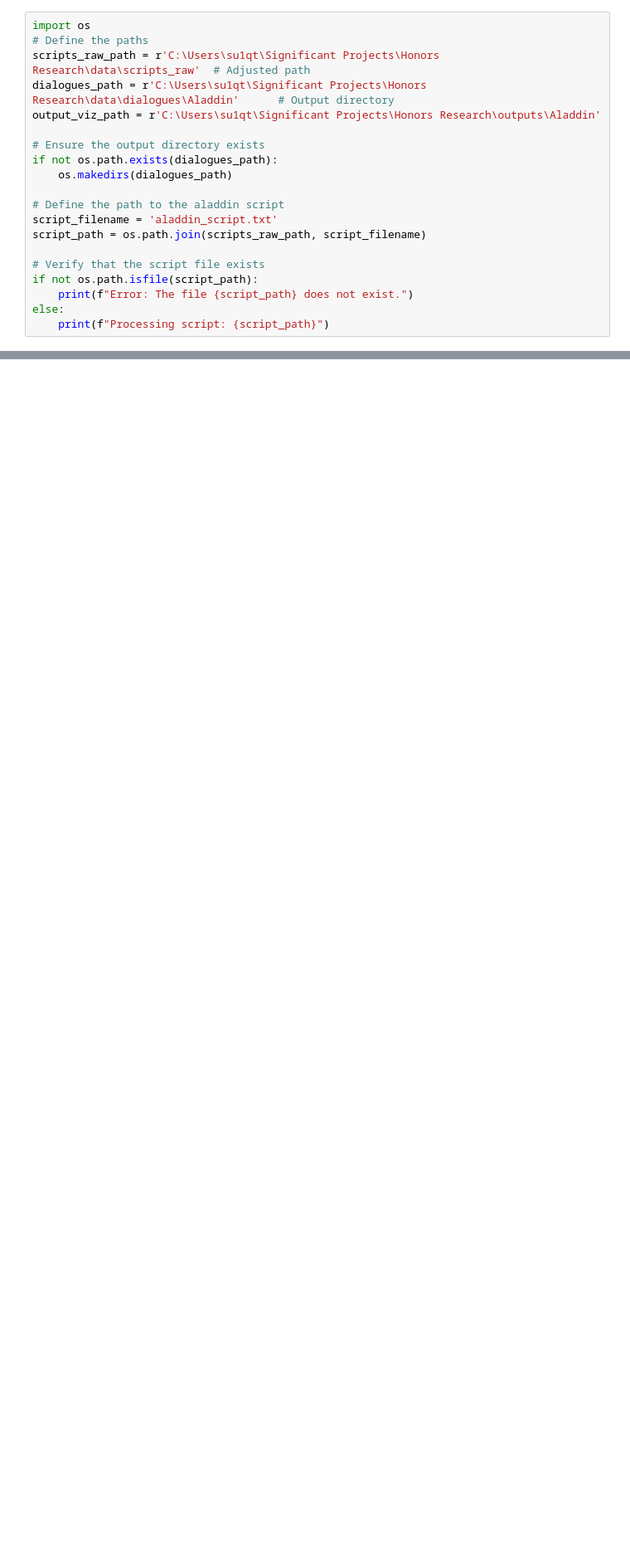
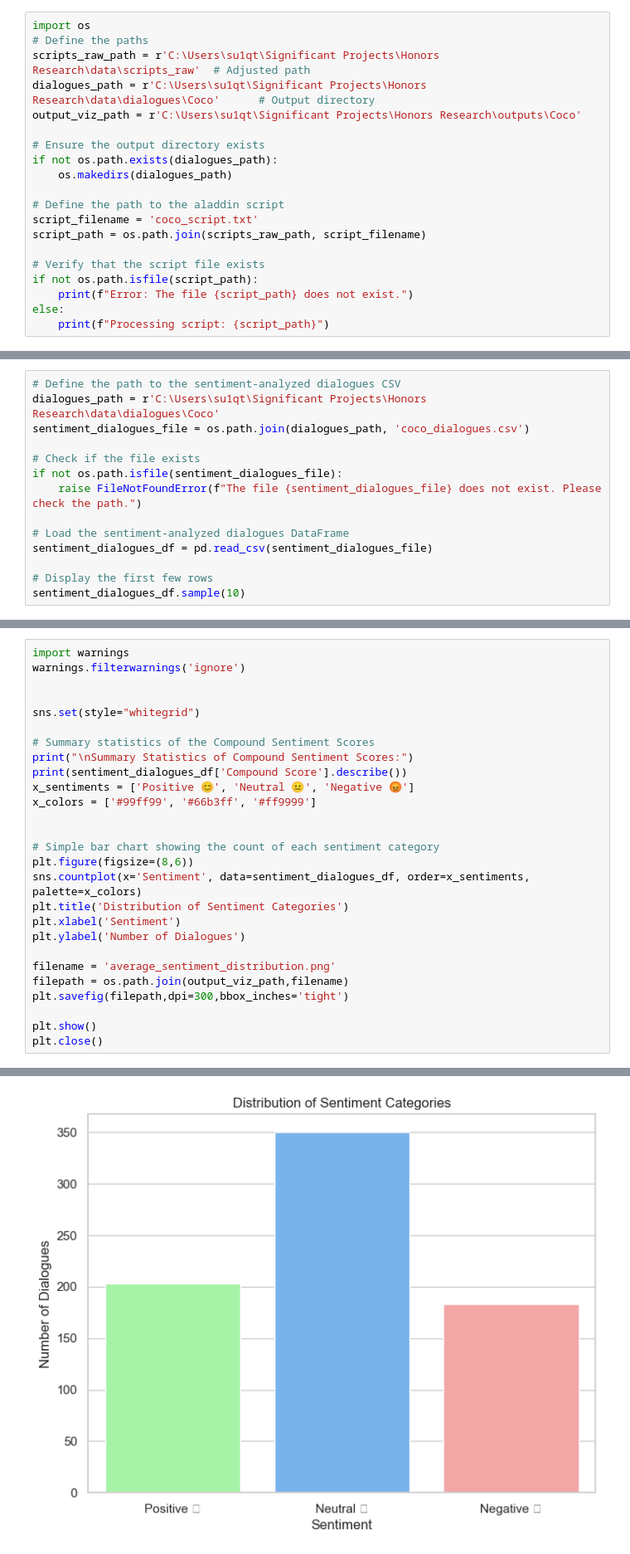
Before and after one commit to VelvetDragon/disney-films-emotion-NLP, a Jupyter notebook: notebook/Coco_Dialogue_EDA.ipynb, the cells around one changed output, grey strips where cells are left out. Shown: that part at 83% size. Drawn from its saved outputs; the diff is of its cells as text; blank space fills up the shorter version.

Commit message:
coco EDA completed

```diff
--- a/notebook/Coco_Dialogue_EDA.ipynb
+++ b/notebook/Coco_Dialogue_EDA.ipynb
@@ -22,15 +23,15 @@ import vaderSentiment
 import os
 # Define the paths
 scripts_raw_path = r'C:\Users\su1qt\Significant Projects\Honors Research\data\scripts_raw'  # Adjusted path
-dialogues_path = r'C:\Users\su1qt\Significant Projects\Honors Research\data\dialogues\Aladdin'      # Output directory
-output_viz_path = r'C:\Users\su1qt\Significant Projects\Honors Research\outputs\Aladdin'
+dialogues_path = r'C:\Users\su1qt\Significant Projects\Honors Research\data\dialogues\Coco'      # Output directory
+output_viz_path = r'C:\Users\su1qt\Significant Projects\Honors Research\outputs\Coco'
 
 # Ensure the output directory exists
 if not os.path.exists(dialogues_path):
     os.makedirs(dialogues_path)
 
 # Define the path to the aladdin script
-script_filename = 'aladdin_script.txt'
+script_filename = 'coco_script.txt'
 script_path = os.path.join(scripts_raw_path, script_filename)
 
 # Verify that the script file exists
@@ -40,0 +549,14 @@ else:
+# %%
+# Define the path to the sentiment-analyzed dialogues CSV
+dialogues_path = r'C:\Users\su1qt\Significant Projects\Honors Research\data\dialogues\Coco'
+sentiment_dialogues_file = os.path.join(dialogues_path, 'coco_dialogues.csv')
+
+# Check if the file exists
+if not os.path.isfile(sentiment_dialogues_file):
+    raise FileNotFoundError(f"The file {sentiment_dialogues_file} does not exist. Please check the path.")
+
+# Load the sentiment-analyzed dialogues DataFrame
+sentiment_dialogues_df = pd.read_csv(sentiment_dialogues_file)
+
+# Display the first few rows
+sentiment_dialogues_df.sample(10)
@@ -40,0 +582,28 @@ else:
+# %%
+import warnings
+warnings.filterwarnings('ignore')
+
+
+sns.set(style="whitegrid")
+
+# Summary statistics of the Compound Sentiment Scores
+print("\nSummary Statistics of Compound Sentiment Scores:")
+print(sentiment_dialogues_df['Compound Score'].describe())
+x_sentiments = ['Positive 😊', 'Neutral 😐', 'Negative 😡']
+x_colors = ['#99ff99', '#66b3ff', '#ff9999']
+
+
+# Simple bar chart showing the count of each sentiment category
+plt.figure(figsize=(8,6))
+sns.countplot(x='Sentiment', data=sentiment_dialogues_df, order=x_sentiments, palette=x_colors)
+plt.title('Distribution of Sentiment Categories')
+plt.xlabel('Sentiment')
+plt.ylabel('Number of Dialogues')
+
+filename = 'average_sentiment_distribution.png'
+filepath = os.path.join(output_viz_path,filename)
+plt.savefig(filepath,dpi=300,bbox_inches='tight')
+
+plt.show()
+plt.close()
+# %% [output]
@@ -40,0 +620 @@ else:
+[figure, added]
```
Also changed, not shown: parts of 53 cells of this notebook, 20 other files.
